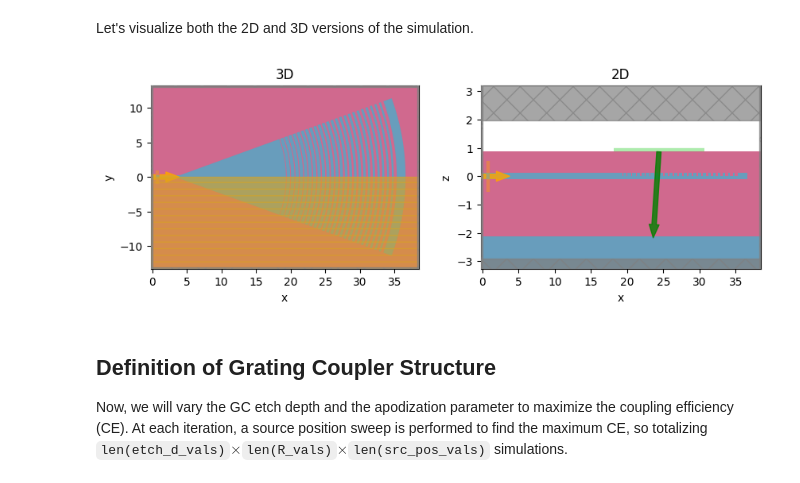
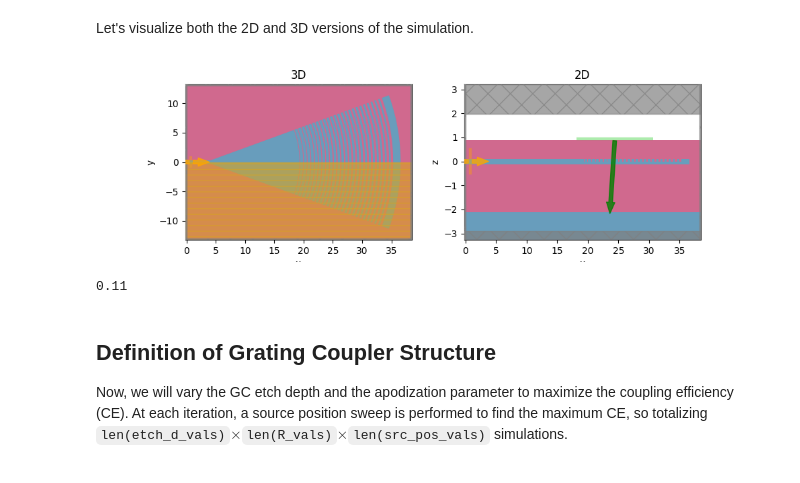
Before and after one commit to sp-sgundavarapu/tidy3d-notebooks, a Jupyter notebook: FocusedApodGC.ipynb, the cells around one changed output. Drawn from its saved outputs; the diff is of its cells as text; code cells hidden in the pictures.

```diff
--- a/FocusedApodGC.ipynb
+++ b/FocusedApodGC.ipynb
@@ -483,6 +483,7 @@ Etched waveguide effective index: 2.276
 # %% [markdown]
 Let's visualize both the 2D and 3D versions of the simulation.
 # %%
+%matplotlib widget
 sim_3d = build_sim(
     sim_mode="sweep",
     sim_dim="3D",
@@ -493,34 +494,36 @@ sim_3d = build_sim(
     R=r_i,
     alpha_t=alpha_t,
     tap_l=tap_l,
     tap_e=tap_e,
     etch_d=etch_d,
     gds_file='focusing_gc.gds',
 )
 
 sim_2d = build_sim(
     sim_mode="sweep",
     sim_dim="2D",
     no=n_o,
     ne=n_e,
     nc=n_c,
     src_pos=src_pos,
     R=r_i,
     alpha_t=alpha_t,
     tap_l=tap_l,
     tap_e=tap_e,
     etch_d=etch_d,
 )
 
 fig, (ax1, ax2) = plt.subplots(1, 2, figsize=(10, 3.0))
 sim_3d.plot(z=h_dev / 2 - etch_d / 2, ax=ax1)
 ax1.set_title("3D")
 sim_2d.plot(y=0, ax=ax2)
 ax2.set_aspect("auto")
 ax2.set_title("2D")
 plt.show()
+etch_d
 # %% [output]
-[figure, old version]
+[figure, new version]
+0.11
 # %% [markdown]
 ## Definition of Grating Coupler Structure
 
```
Also changed, not shown: parts of 5 cells of this notebook, 4 other files.
